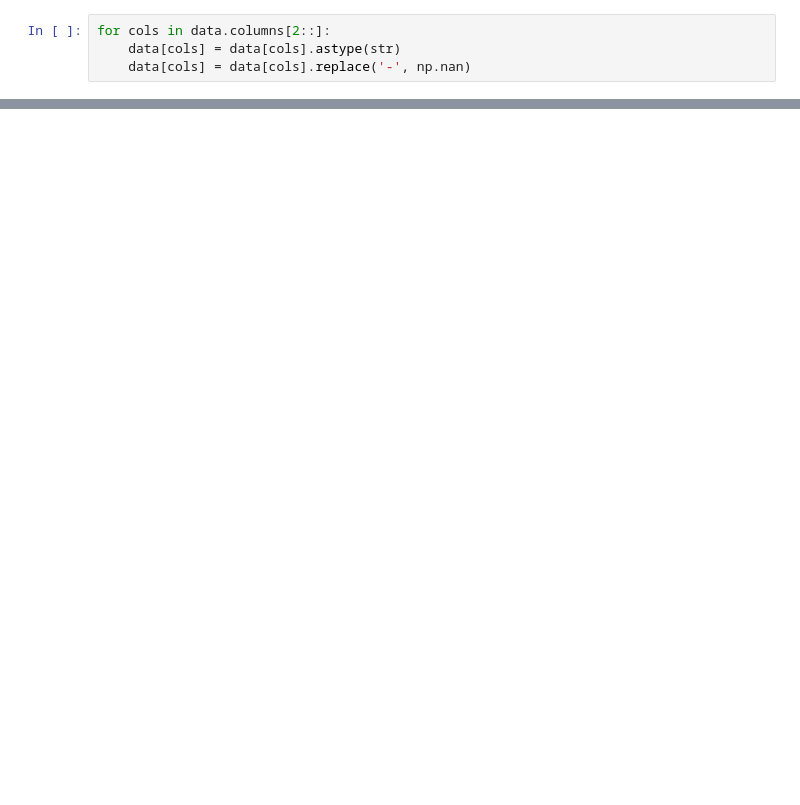
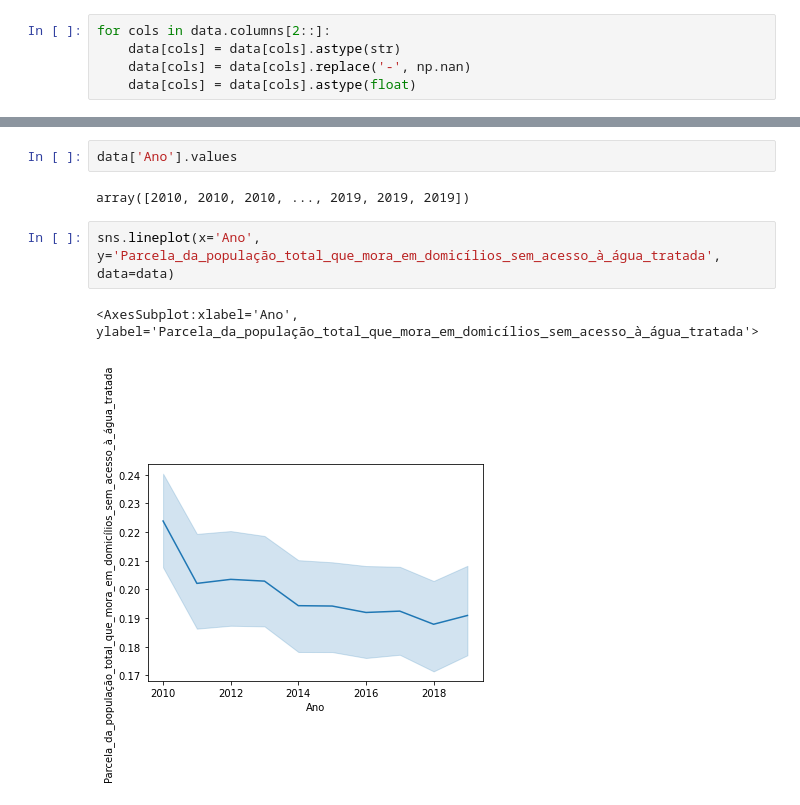
Before and after one commit to MaksonViini/Datathon-BRK, a Jupyter notebook: Build/datathon.ipynb, the cells around one changed output, grey strips where cells are left out. Drawn from its saved outputs; the diff is of its cells as text; blank space fills up the shorter version.

```diff
--- a/Build/datathon.ipynb
+++ b/Build/datathon.ipynb
@@ -19,3 +28,4 @@ len(data['Município'].unique())
 for cols in data.columns[2::]:
     data[cols] = data[cols].astype(str)
     data[cols] = data[cols].replace('-', np.nan)
+    data[cols] = data[cols].astype(float)
@@ -41,0 +42,9 @@ dtype: int64
+# %%
+data['Ano'].values
+# %% [output]
+array([2010, 2010, 2010, ..., 2019, 2019, 2019])
+# %%
+sns.lineplot(x='Ano', y='Parcela_da_população_total_que_mora_em_domicílios_sem_acesso_à_água_tratada', data=data)
+# %% [output]
+<AxesSubplot:xlabel='Ano', ylabel='Parcela_da_população_total_que_mora_em_domicílios_sem_acesso_à_água_tratada'>
+[figure, added]
```
Also changed, not shown: parts of 8 cells of this notebook, 7 other files.
